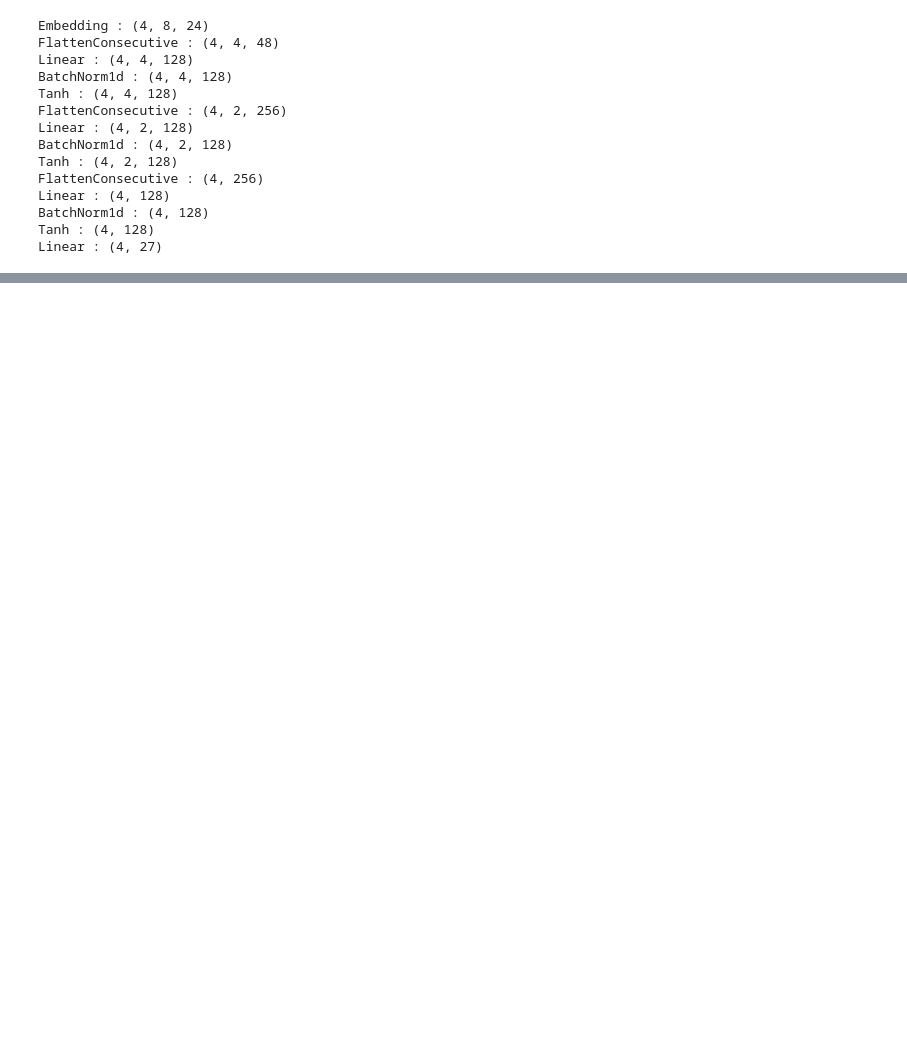
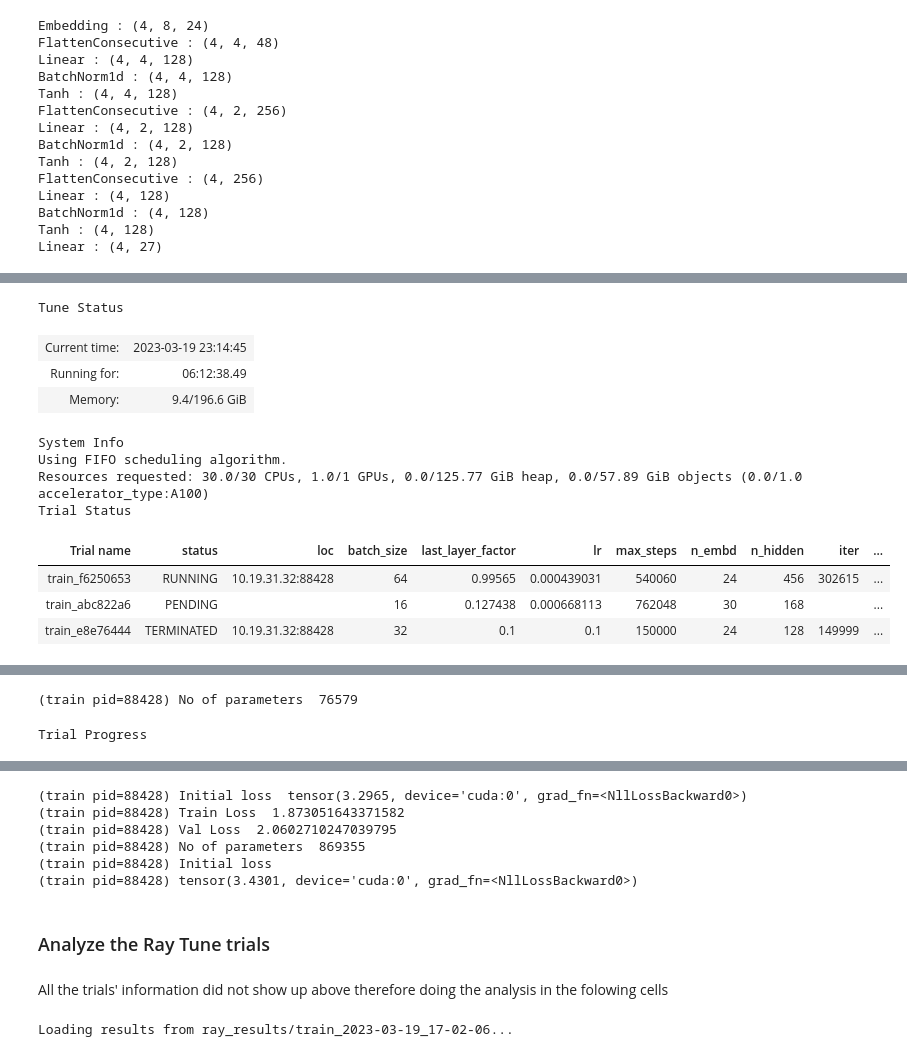
Before and after one commit to anubhavmaity/NeuralNetworks-Zero-To-Hero, a Jupyter notebook: nbs/exercises/05_wavenet_exercise.ipynb, the cells around one changed output, grey strips where cells are left out. Saved outputs shown, nothing was run; the diff lists cells and outputs as text; code cells hidden in the pictures; blank space fills up the shorter version.

```diff
--- a/nbs/exercises/05_wavenet_exercise.ipynb
+++ b/nbs/exercises/05_wavenet_exercise.ipynb
@@ -293,0 +365,5 @@ test 2.2992160320281982
+# %%
+for layer in m.layers: layer.training = False
+train_loss = F.cross_entropy(m(Xtr), Ytr).item()
+val_loss = F.cross_entropy(m(Xdev), Ydev).item()
+train_loss, val_loss
@@ -293,0 +446,37 @@ test 2.2992160320281982
+# %%
+def tuning():
+    search_space = {
+        "n_embd": tune.randint(4, 65),
+        "n_hidden": tune.randint(100, 500),
+        "lr": tune.loguniform(1e-4, 1e-1),
+        "last_layer_factor": tune.uniform(0.1, 1.01),
+        "batch_size": tune.choice([16, 32, 64]),
+        "max_steps": tune.randint(100_000, 10_00_000)
+    }
+
+    initial_params = [{
+        "n_embd": 24,
+        "n_hidden": 128,
+        "lr": 0.1,
+        "last_layer_factor": 0.1,
+        "batch_size": 32,
+        "max_steps": 150_000
+    }]
+
+    searcher = OptunaSearch(points_to_evaluate=initial_params)
+    trainable_with_cpu_gpu = tune.with_resources(train, {"cpu": 30, "gpu": 1})
+
+    tuner = tune.Tuner(
+        trainable_with_cpu_gpu,
+        tune_config=tune.TuneConfig(
+            metric="val_loss",
+            mode="min",
+            search_alg=searcher,
+            num_samples=7,
+        ),
+        param_space=search_space,
+    )
+
+    results = tuner.fit()
+
+    print("Best hyperparameters found were: ", results.get_best_result().config)
@@ -293,0 +491,3 @@ test 2.2992160320281982
+# %%
+tuning()
+# %% [output]
@@ -293,0 +495,12 @@ test 2.2992160320281982
+Tune Status
+| Current time: | 2023-03-19 23:14:45 |
+| Running for: | 06:12:38.49 |
+| Memory: | 9.4/196.6 GiB |
+System Info
+Using FIFO scheduling algorithm.
+Resources requested: 30.0/30 CPUs, 1.0/1 GPUs, 0.0/125.77 GiB heap, 0.0/57.89 GiB objects (0.0/1.0 accelerator_type:A100)
+Trial Status
+| Trial name | status | loc | batch_size | last_layer_factor | lr | max_steps | n_embd | n_hidden | iter | ... |
+| train_f6250653 | RUNNING | 10.19.31.32:88428 | 64 | 0.99565 | 0.000439031 | 540060 | 24 | 456 | 302615 | ... |
+| train_abc822a6 | PENDING |  | 16 | 0.127438 | 0.000668113 | 762048 | 30 | 168 |  | ... |
+| train_e8e76444 | TERMINATED | 10.19.31.32:88428 | 32 | 0.1 | 0.1 | 150000 | 24 | 128 | 149999 | ... |
@@ -293,0 +509,2 @@ test 2.2992160320281982
+(train pid=88428) No of parameters  76579
+Trial Progress
@@ -293,0 +514,15 @@ test 2.2992160320281982
+(train pid=88428) Initial loss  tensor(3.2965, device='cuda:0', grad_fn=<NllLossBackward0>)
+(train pid=88428) Train Loss  1.873051643371582
+(train pid=88428) Val Loss  2.0602710247039795
+(train pid=88428) No of parameters  869355
+(train pid=88428) Initial loss
+(train pid=88428) tensor(3.4301, device='cuda:0', grad_fn=<NllLossBackward0>)
+# %% [markdown]
+### Analyze the Ray Tune trials
+# %% [markdown]
+All the trials' information did not show up above therefore doing the analysis in the folowing cells
+# %%
+experiment_path = f"ray_results/train_2023-03-19_17-02-06"
+print(f"Loading results from {experiment_path}...")
+# %% [output]
+Loading results from ray_results/train_2023-03-19_17-02-06...
```
Also changed, not shown: parts of 56 cells of this notebook.
